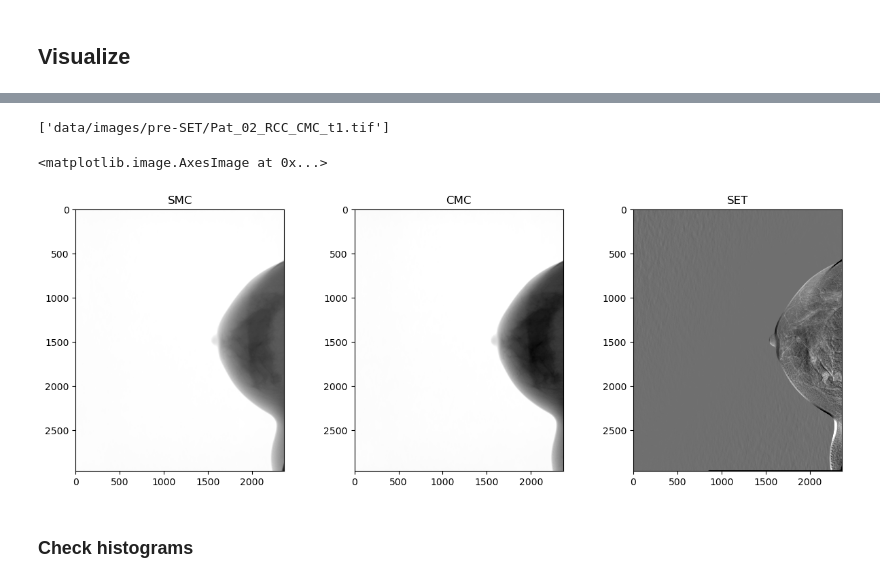
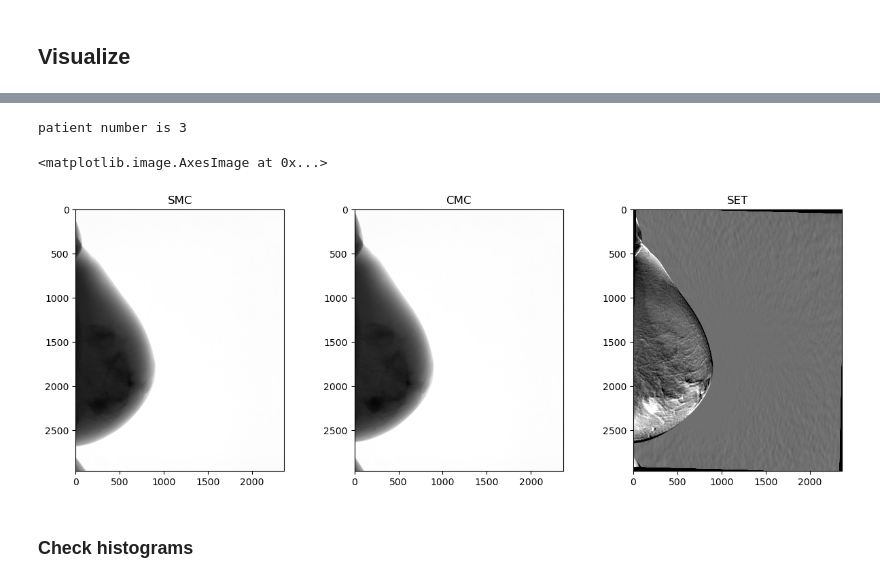
Before and after one commit to Likalto4/Added_value_feature_uncertainty, a Jupyter notebook: notebooks/budget/new_budget.ipynb, the cells around one changed output, grey strips where cells are left out. Drawn from its saved outputs; the diff is of its cells as text; code cells hidden in the pictures.

```diff
--- a/notebooks/budget/new_budget.ipynb
+++ b/notebooks/budget/new_budget.ipynb
@@ -39,22 +30,20 @@ plt.imshow(im, cmap='gray') #show
-# %%
-pat.im_path('CMC', 't1')
-# %% [output]
-['data/images/pre-SET/Pat_02_RCC_CMC_t1.tif']
 # %%
 info = path_label()
-i = 0
+i = 1
 pat = patient(info, i)
+print(f'Patient number is {pat.pat_num}\n')
 # visualize image with SMC, image at time 1 and SET.
 fig, axs = plt.subplots(1,3, figsize=(15,5))
 axs[0].set_title('SMC')
 axs[0].imshow(pat.im_array(sequence='SMC'), cmap='gray')
 axs[1].set_title('CMC')
 axs[1].imshow(pat.im_array(sequence='CMC'), cmap='gray')
 axs[2].set_title('SET')
-axs[2].imshow(np.fliplr(pat.im_array(sequence='SET')), vmin = 32671, vmax =32893, cmap='gray')
+axs[2].imshow(pat.im_array(sequence='SET'), vmin = 32671, vmax =32893, cmap='gray')
 # %% [output]
-<matplotlib.image.AxesImage at 0x...>
+patient number is 3
+<matplotlib.image.AxesImage at 0x...>
-[figure, old version]
+[figure, new version]
 # %% [markdown]
 ### Check histograms
 # %%
```
Also changed, not shown: parts of 3 cells of this notebook.
